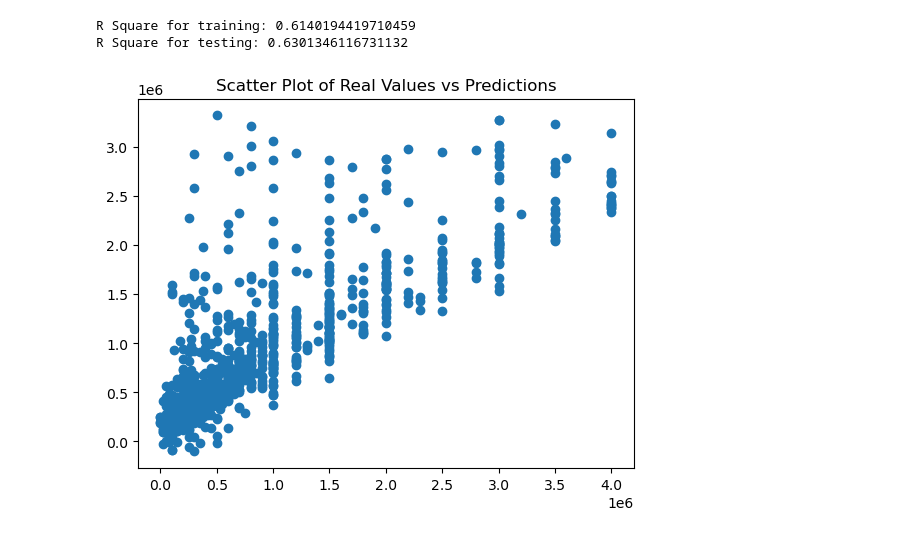
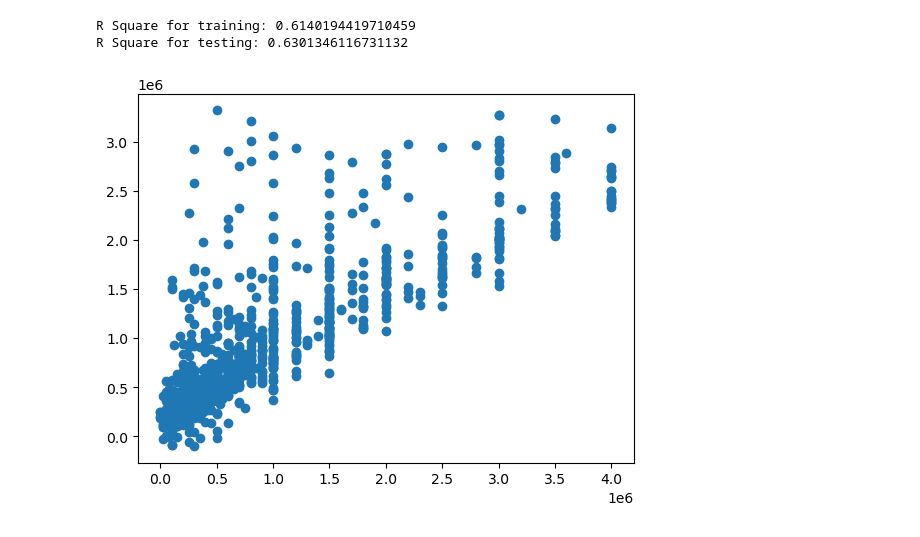
Before and after one commit to sara1h0t/Usecase-7, a Jupyter notebook: EDA usecase7.ipynb, the cells around one changed output. Cells and saved outputs as stored; diff of their text form; code cells hidden in the pictures.

```diff
--- a/EDA usecase7.ipynb
+++ b/EDA usecase7.ipynb
@@ -495,7 +495,6 @@ Real_Values = np.array(y_test)
 # %%
 #Real_Values
 plt.scatter(Real_Values, predictions)
-plt.title("Scatter Plot of Real Values vs Predictions")
 plt.show()
 # %% [output]
-[figure, old version]
+[figure, new version]
```
Also changed, not shown: parts of 7 cells of this notebook, 3 other files.
